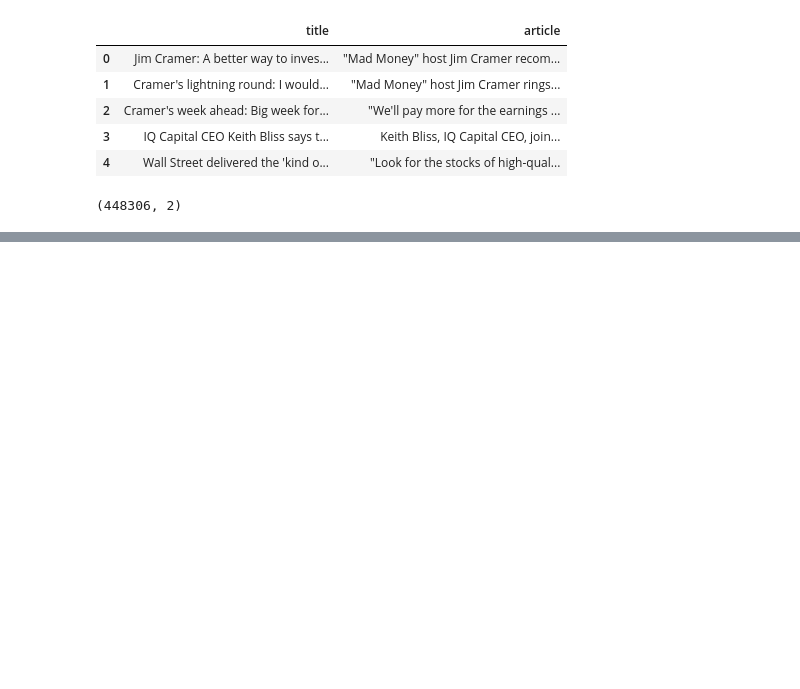
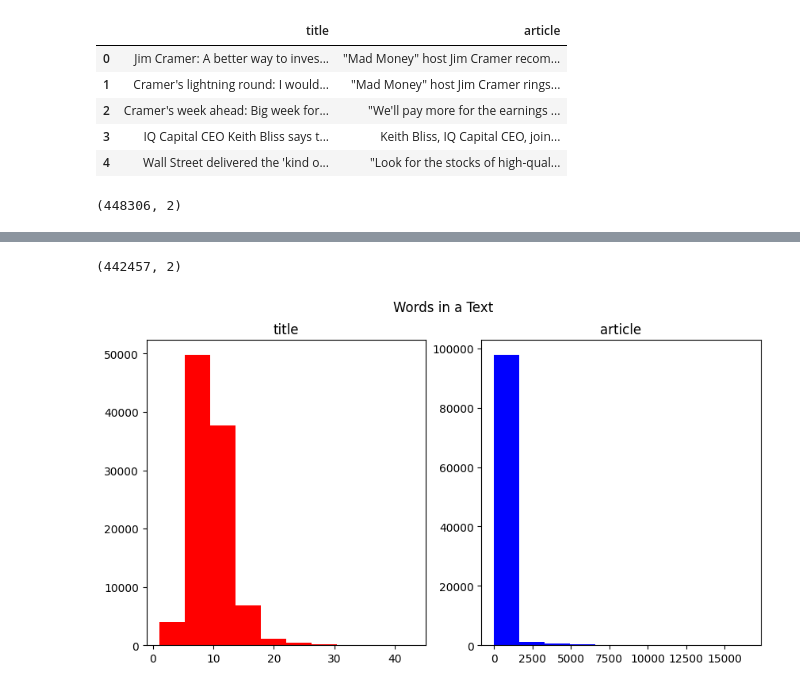
Before and after one commit to someoneorlov/styx, a Jupyter notebook: notebooks/1.0-raw-datasets-explore.ipynb, the cells around one changed output, grey strips where cells are left out. Drawn from its saved outputs; the diff is of its cells as text; code cells hidden in the pictures; blank space fills up the shorter version.

```diff
--- a/notebooks/1.0-datasets-explore.ipynb
+++ b/notebooks/1.0-raw-datasets-explore.ipynb
@@ -996,0 +1012,2 @@ train_news_raw.shape
+# %%
+train_news_raw = pd.read_csv('../data/external/concatenated/train_news_raw.csv')
@@ -997,2 +1023,24 @@ train_news_raw.shape
+# %%
+train_news_raw.dropna(inplace=True)
+train_news_raw.drop_duplicates(inplace=True)
+# %%
+train_news_raw.shape
+# %% [output]
+(442457, 2)
+# %%
+fig, (ax1, ax2) = plt.subplots(1, 2, figsize=(10, 5))
+
+title_len=train_news_raw.sample(100000)['title'].str.split().map(len)
+ax1.hist(title_len, color='red')
+ax1.set_title('title')
+
+title_len=train_news_raw.sample(100000)['article'].str.split().map(len)
+ax2.hist(title_len, color='blue')
+ax2.set_title('article')
+
+fig.suptitle('Words in a Text')
+plt.show()
+# %% [output]
+[figure, added]
 # %%
 train_news_raw.to_csv('../data/external/concatenated/train_news_raw.csv', index=False)
```
Also changed, not shown: parts of 18 cells of this notebook, 6 other files.
